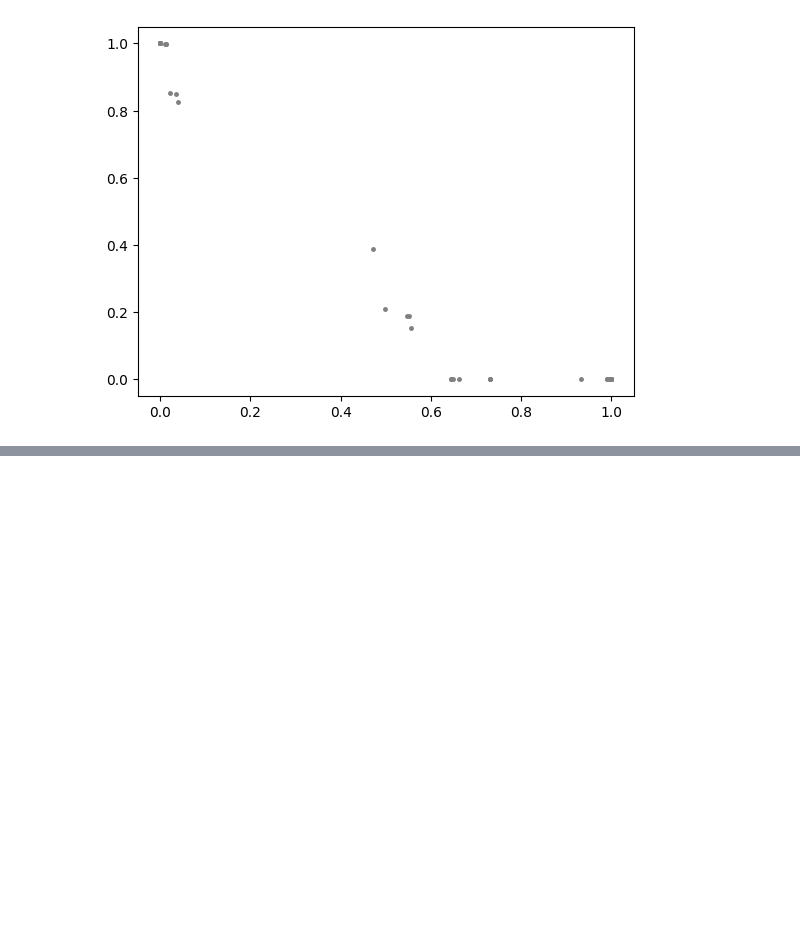
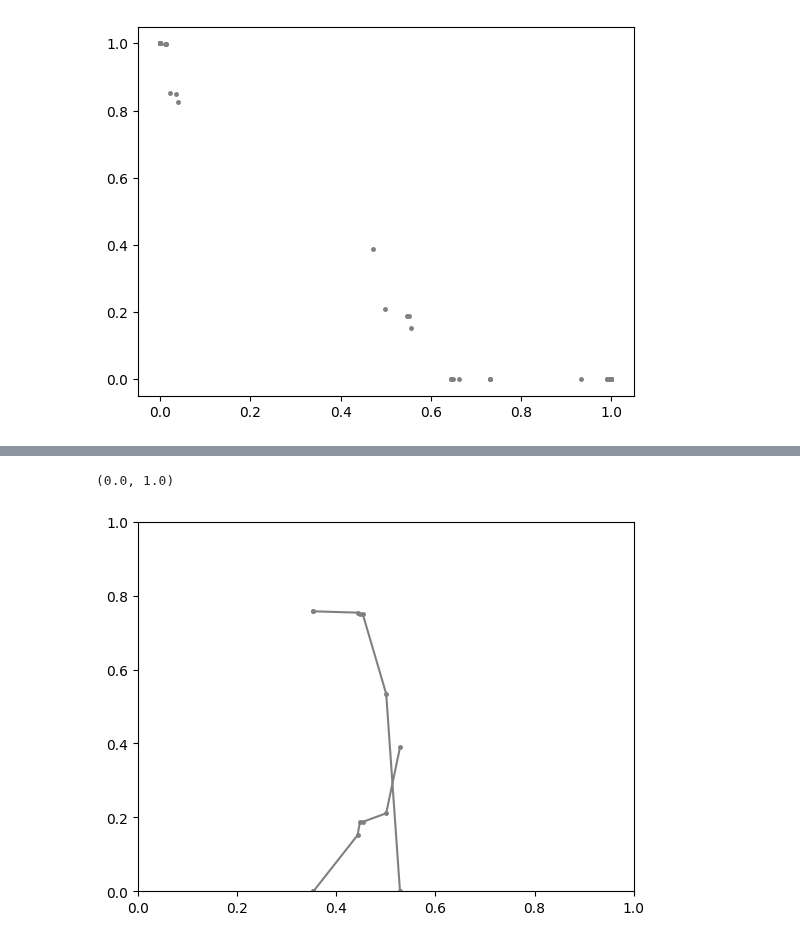
Before and after one commit to ZihanRen/poretransformer, a Jupyter notebook: lpu3dnet/post_process/analyze_phys_single.ipynb, the cells around one changed output, grey strips where cells are left out. Saved outputs shown, nothing was run; the diff lists cells and outputs as text; code cells hidden in the pictures; blank space fills up the shorter version.

Commit message:
update kr and explore end point saturation - 0625

```diff
--- a/lpu3dnet/post_process/analyze_phys_single.ipynb
+++ b/lpu3dnet/post_process/analyze_phys_single.ipynb
@@ -253,0 +258,23 @@ array([0.        , 0.        , 0.        , 0.        , 0.        ,
+# %%
+# write a function to get irreducible water saturation
+
+def get_irr_sw(db):
+    db = db[db['kr_water']<1e-05]
+    return db['sw'].max()
+
+def get_res_sw(db):
+    db = db[db['kr_air']<1e-07]
+    return db['snw'].max()
+
+sw_irr = get_irr_sw(kr_db)
+snw_res = get_res_sw(kr_db)
+
+db = kr_db[( (kr_db['sw']>=sw_irr) & (kr_db['snw']>=snw_res) )]
+# %%
+plt.plot(db['sw'], db['kr_air'], 'g.-', color='gray', markersize=5, label='compare')
+plt.plot(db['sw'], db['kr_water'], 'g.-', color='gray', markersize=5, label='compare')
+plt.xlim([0,1])
+plt.ylim([0,1])
+# %% [output]
+(0.0, 1.0)
+[figure, added]
```
Also changed, not shown: parts of 3 cells of this notebook, 2 other files.
